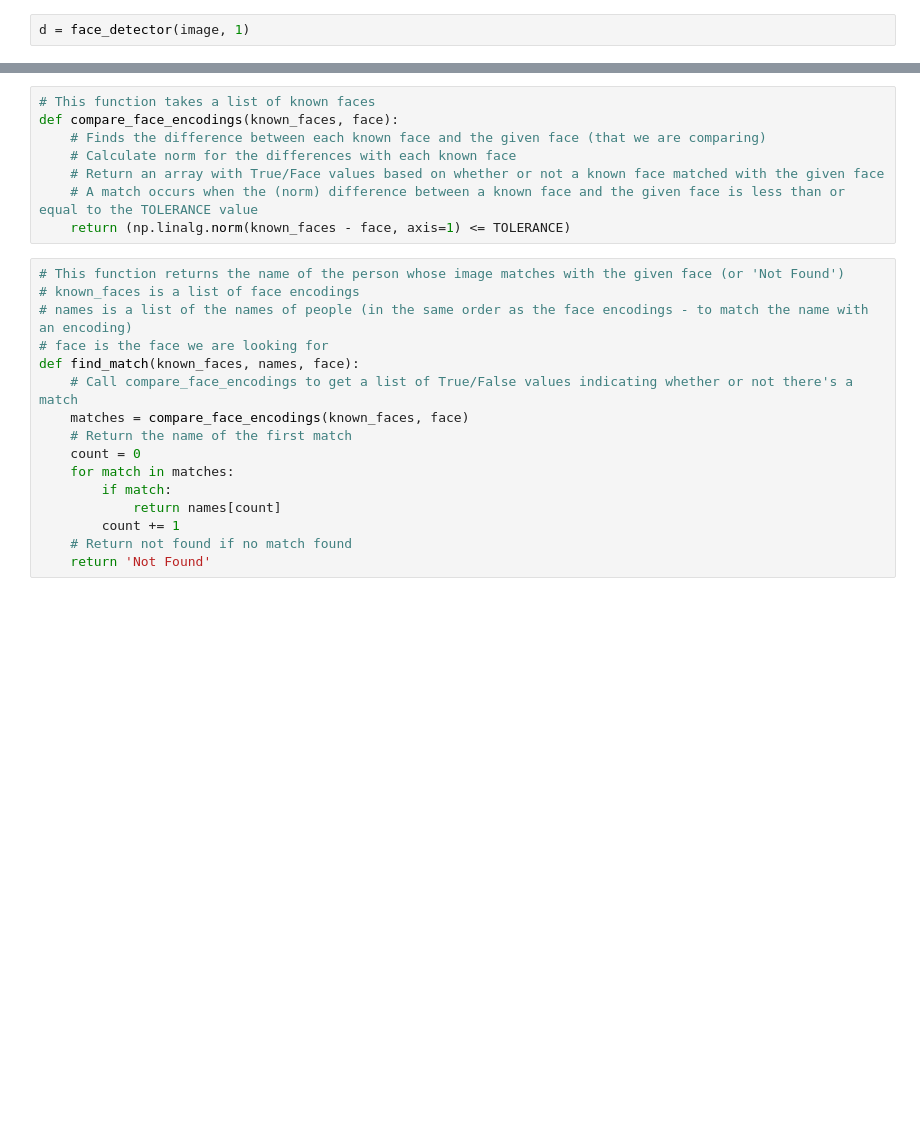
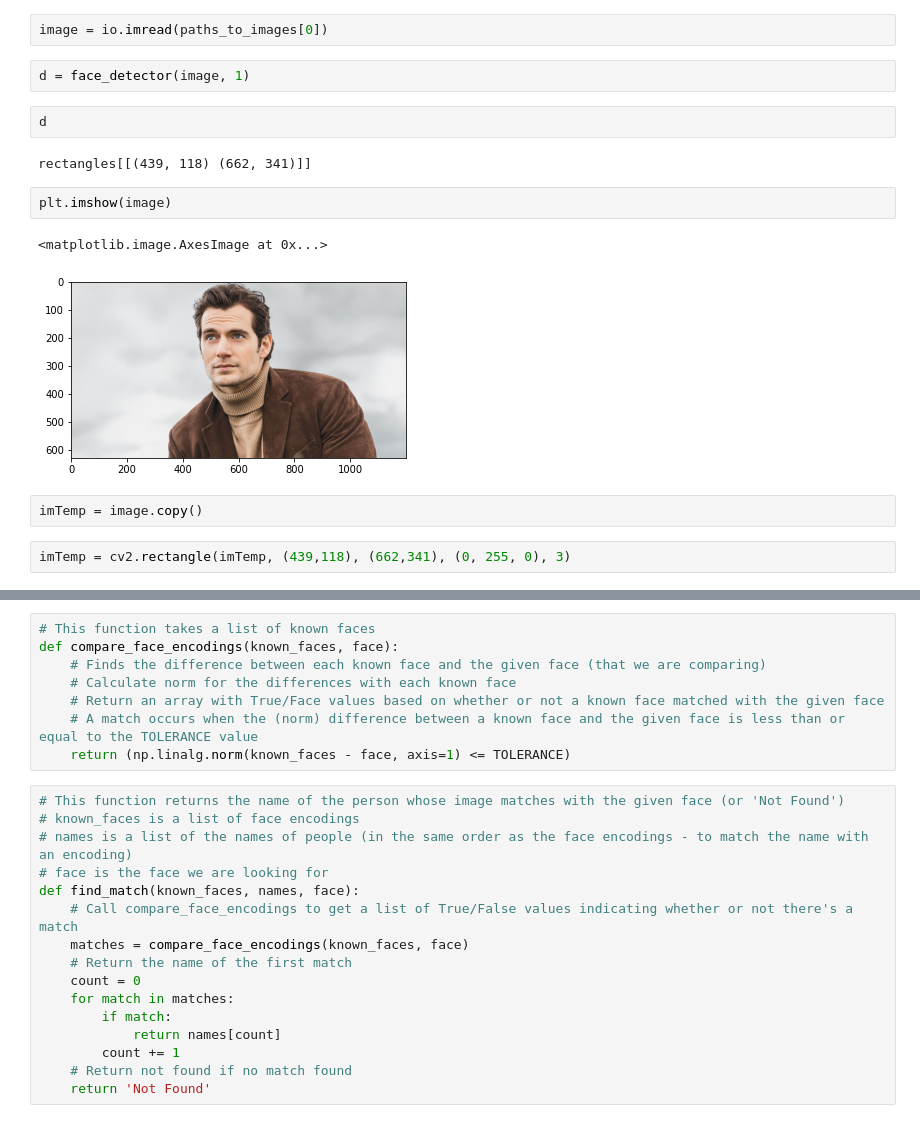
Before and after one commit to Ashishkr108/Learning-Path, a Jupyter notebook: face_recognition_dlib_raw.ipynb, the cells around one changed output, grey strips where cells are left out. Cells and saved outputs as stored; diff of their text form; blank space fills up the shorter version.

```diff
--- a/face_recognition_dlib_raw.ipynb
+++ b/face_recognition_dlib_raw.ipynb
@@ -75,2 +60,17 @@ def get_face_encodings(image):
+# %%
+image = io.imread(paths_to_images[0])
 # %%
 d = face_detector(image, 1)
+# %%
+d
+# %% [output]
+rectangles[[(439, 118) (662, 341)]]
+# %%
+plt.imshow(image)
+# %% [output]
+<matplotlib.image.AxesImage at 0x...>
+[figure, added]
+# %%
+imTemp = image.copy()
+# %%
+imTemp = cv2.rectangle(imTemp, (439,118), (662,341), (0, 255, 0), 3)
```
Also changed, not shown: parts of 17 cells of this notebook.
